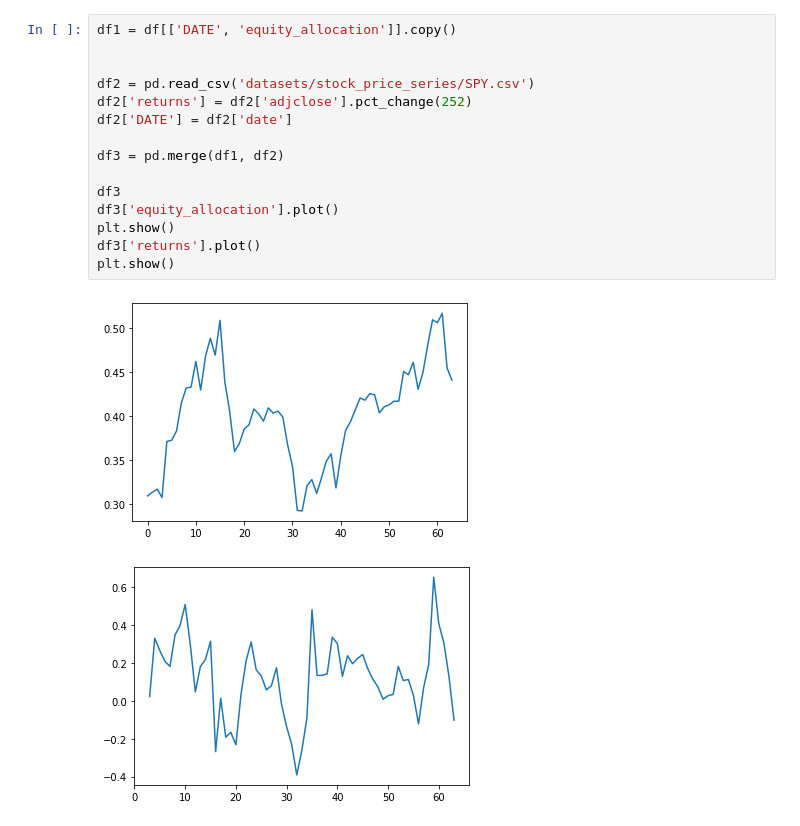
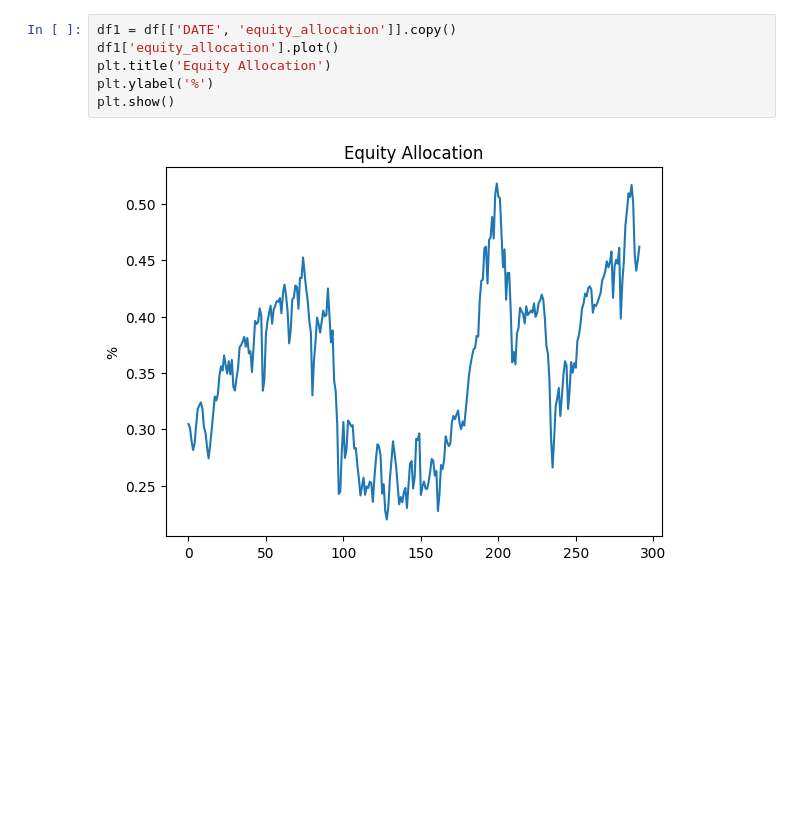
Before and after one commit to ag3nt3154/Quantitative_Finance_Modelling, a Jupyter notebook: 10. Forecasting_SPX_by_Macro_Factors.ipynb, the cells around one changed output. Cells and saved outputs as stored; diff of their text form; blank space fills up the shorter version.

```diff
--- a/10. Forecasting_SPX_by_Macro_Factors.ipynb
+++ b/10. Forecasting_SPX_by_Macro_Factors.ipynb
@@ -89,21 +104,11 @@ df.describe()
 | 50% | 1826.095000 | 298.471000 | 739.621000 | 2548.896000 | 1965.175500 | 2.242706e+06 | 3.551145e+05 | 7381.520000 | ... |
 | 75% | 5003.610750 | 1269.286750 | 2497.699750 | 10947.435750 | 5277.405250 | 1.291363e+07 | 3.612476e+06 | 25007.194000 | ... |
 | max | 12754.437000 | 5141.514000 | 3274.124000 | 19068.887000 | 27248.228000 | 5.134122e+07 | 1.663964e+07 | 67111.558000 | ... |
-# %%
-df1 = df[['DATE', 'equity_allocation']].copy()
-
-
-df2 = pd.read_csv('datasets/stock_price_series/SPY.csv')
-df2['returns'] = df2['adjclose'].pct_change(252)
-df2['DATE'] = df2['date']
-
-df3 = pd.merge(df1, df2)
-
-df3
-df3['equity_allocation'].plot()
-plt.show()
-df3['returns'].plot()
-plt.show()
-# %% [output]
-[figure, removed]
-[figure, removed]
+# %%
+df1 = df[['DATE', 'equity_allocation']].copy()
+df1['equity_allocation'].plot()
+plt.title('Equity Allocation')
+plt.ylabel('%')
+plt.show()
+# %% [output]
+[figure, added]
```
Also changed, not shown: parts of 17 cells of this notebook, 2 other files.
